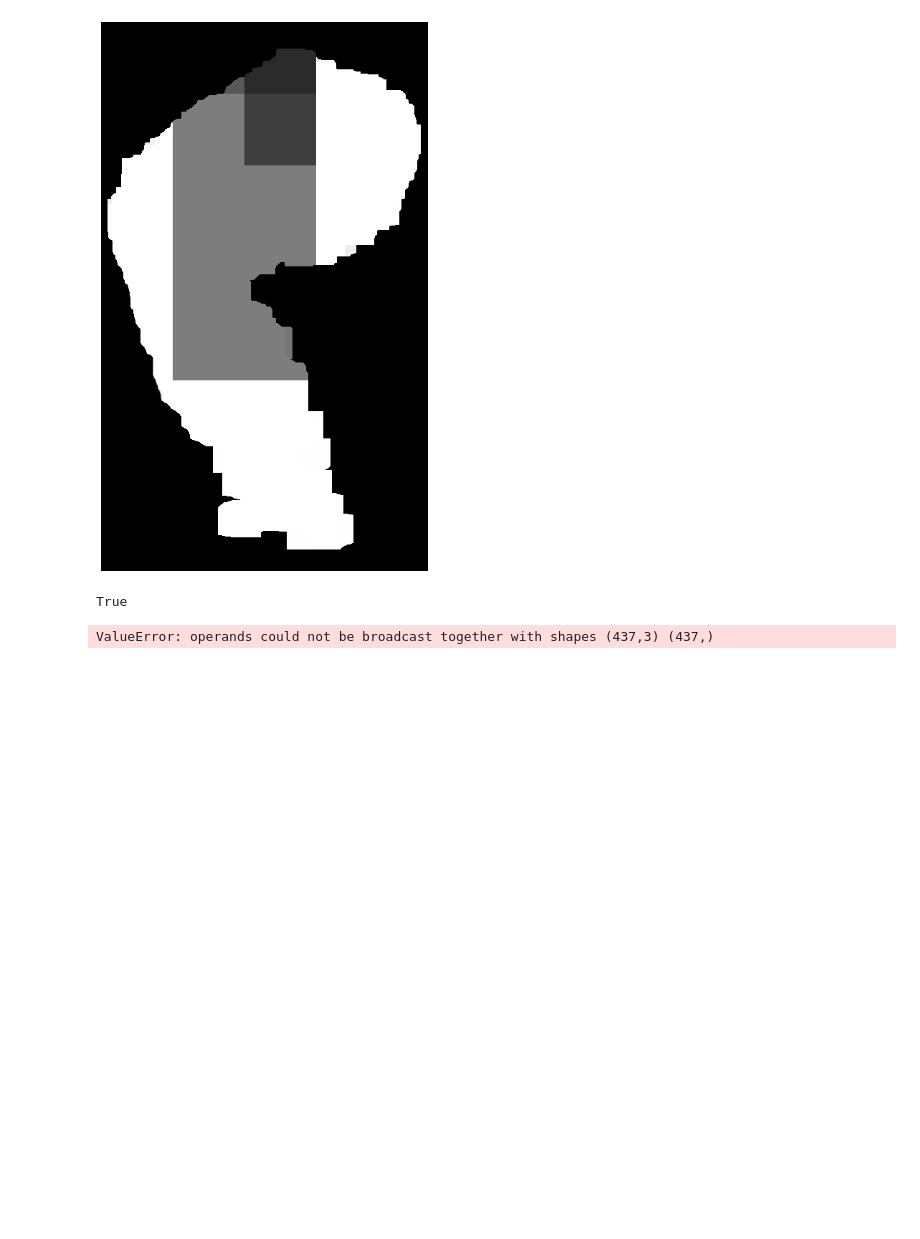
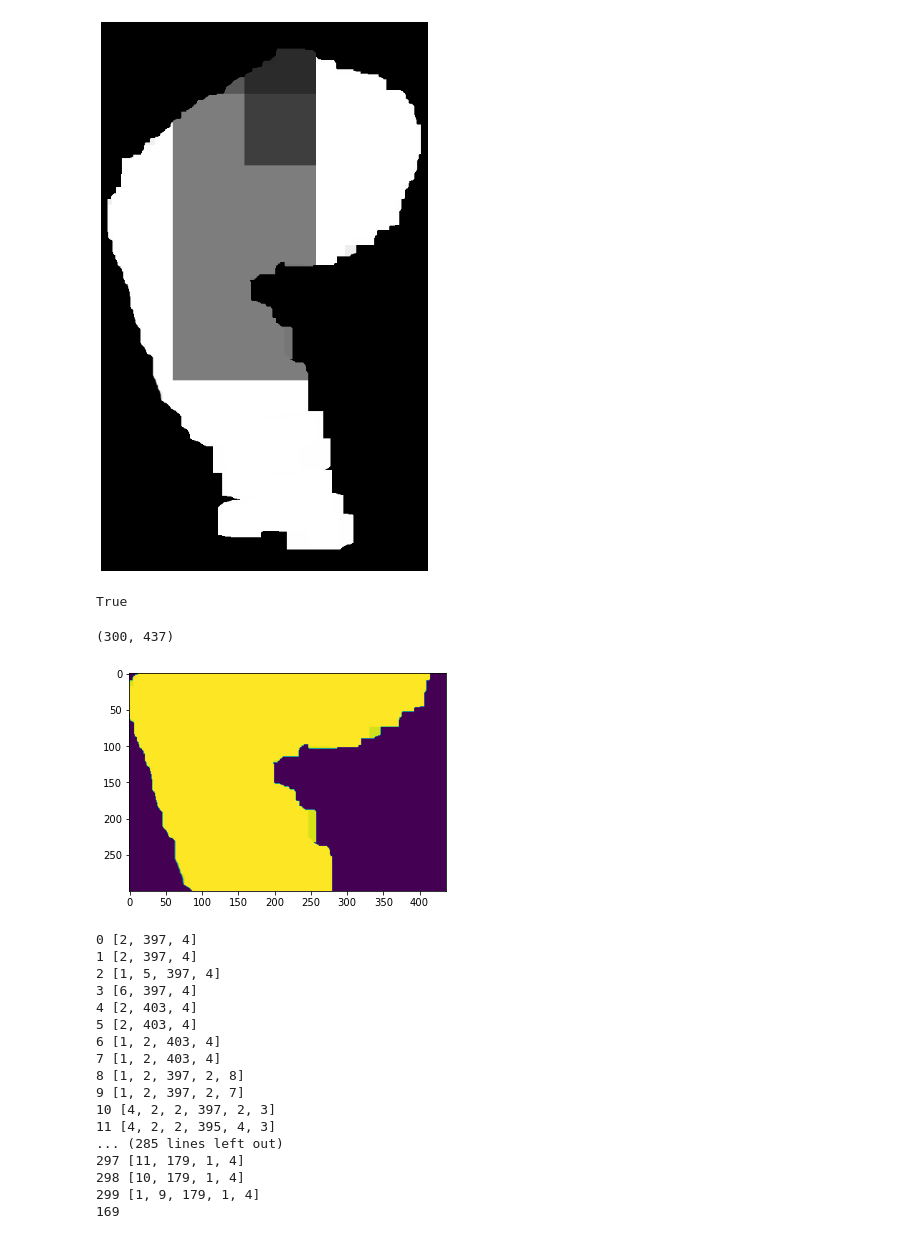
Before and after one commit to nakornzii000/SeniorProject, a Jupyter notebook: Arch Index Finding/Arch Index Finding.ipynb, the cells around one changed output. Cells and saved outputs as stored; diff of their text form; code cells hidden in the pictures; blank space fills up the shorter version.

Commit message:
Finding min row

```diff
--- a/Arch Index Finding/Arch Index Finding.ipynb
+++ b/Arch Index Finding/Arch Index Finding.ipynb
@@ -317,27 +317,64 @@ for slice in range(slices):
 # %%
 import cv2
 import image_slicer
 import numpy as np
 import sys
 from image_slicer import slice
 from matplotlib import pyplot as plt
 from PIL import Image
 from numpy import asarray
+from itertools import groupby
 
-# numpy.set_printoptions(threshold=sys.maxsize)
+import math
 
-img = Image.open('TestImageCrop.png')
+np.set_printoptions(threshold=sys.maxsize)
+
+img = Image.open('TestImageCrop.png').convert('L')
 data = np.array(img)
 width, height = img.size
-ar1 = [0 for x in range(width)]
-x = 2
+freq = []
+slice_size = 0
+# ar1 = [0 for x in range(width)]
+
+vertical_center = math.ceil(height / 2)
+cropped_image = data[vertical_center - 150 : vertical_center + 150, :]
+print(cropped_image.shape)
+cropped_height, cropped_width = cropped_image.shape
+
+imgplot = plt.imshow(cropped_image)
+plt.show()
 # loop for looking into each row of image
-for i in range(height):
-#     print(data[i])
-# Working on condition for finding the
-    if ar1 < data[i]:
-        ar2 = data[i]
-    else:
-        ar1 = data[i]
+for i in range(cropped_height):
+#     data[i]
+    x1 = [len(list(v)) for k,v in groupby(cropped_image[i]) if k > 0]
+    print(i,x1)
+    Sum = np.sum(x1)
+#     print(i,Sum)
+    freq.append(Sum)
+Min = np.amin(np.array(freq))
+print(Min)
+
+for i in range(data)
+    x1 = [len(list(v)) for k,v in groupby(data[i]) if k > 0]
+    Sum = np.sum(x1)
+    if(Sum )
 # %% [output]
-ValueError: operands could not be broadcast together with shapes (437,3) (437,)
+(300, 437)
+[figure, added]
+0 [2, 397, 4]
+1 [2, 397, 4]
+2 [1, 5, 397, 4]
+3 [6, 397, 4]
+4 [2, 403, 4]
+5 [2, 403, 4]
+6 [1, 2, 403, 4]
+7 [1, 2, 403, 4]
+8 [1, 2, 397, 2, 8]
+9 [1, 2, 397, 2, 7]
+10 [4, 2, 2, 397, 2, 3]
+11 [4, 2, 2, 395, 4, 3]
+... (285 lines left out)
+297 [11, 179, 1, 4]
+298 [10, 179, 1, 4]
+299 [1, 9, 179, 1, 4]
+169
```
Also changed, not shown: parts of 1 cell of this notebook.
